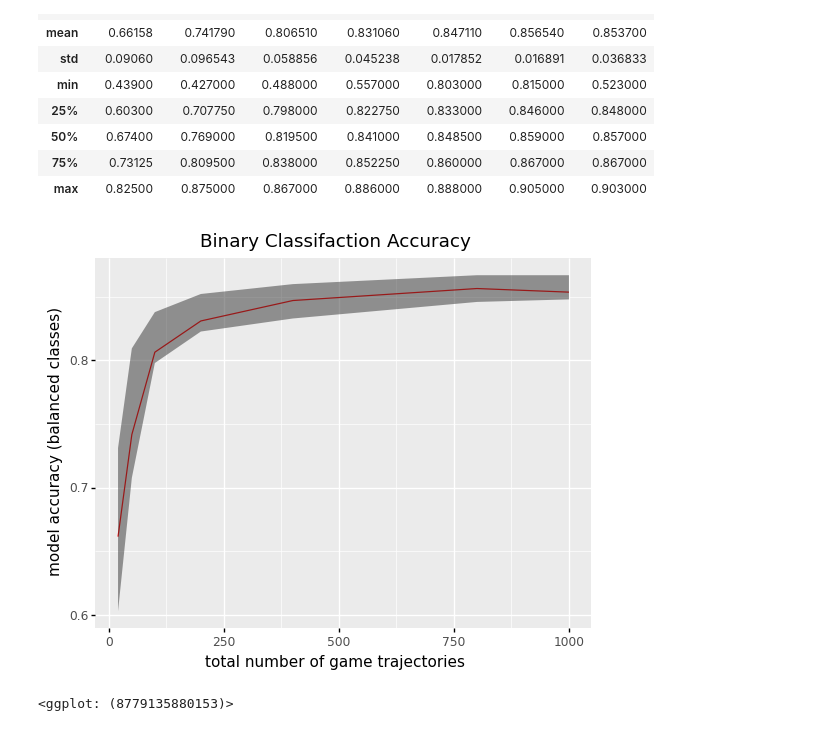
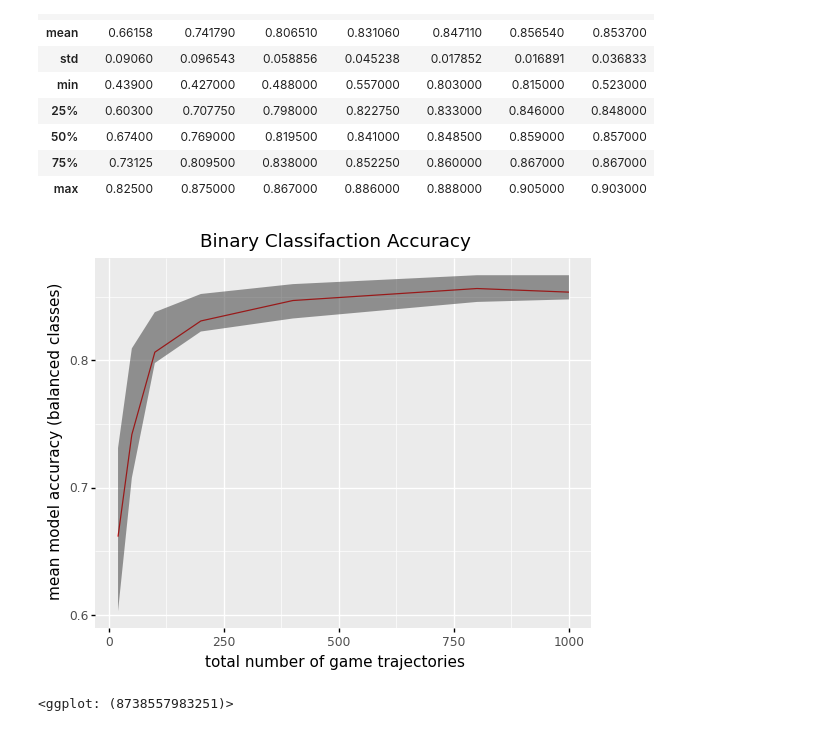
Before and after one commit to gdex1/irl-maxent, a Jupyter notebook: src/plot_experiments.ipynb, the cells around one changed output. Drawn from its saved outputs; the diff is of its cells as text; code cells hidden in the pictures.

Commit message:
created new plot

```diff
--- a/src/plot_experiments.ipynb
+++ b/src/plot_experiments.ipynb
@@ -57,9 +57,9 @@ stats
 # %%
 plot_data = pd.DataFrame({'x':df.columns.tolist(), 'y':stats.loc['mean', :].tolist(), 'ymin':stats.loc['25%', :].tolist(), 'ymax':stats.loc['75%', :].tolist() })
 # %%
-ggplot(plot_data) + geom_line(aes(x='x', y='y'), color='red') + geom_ribbon(aes(ymin='ymin', ymax='ymax', x='x'),alpha=.5) + xlab('total number of game trajectories') + ylab('model accuracy (balanced classes)') + ggtitle('Binary Classifaction Accuracy')#ggtitle('Model Accuracy vs Training Set Size for Binary Classification\nbetween "expert" and "smart" policies, over 10 randomly generated worlds.\nwith World Size=20, Shortcut density=.1')
+ggplot(plot_data) + geom_line(aes(x='x', y='y'), color='red') + geom_ribbon(aes(ymin='ymin', ymax='ymax', x='x'),alpha=.5) + xlab('total number of game trajectories') + ylab('mean model accuracy (balanced classes)') + ggtitle('Binary Classifaction Accuracy')#ggtitle('Model Accuracy vs Training Set Size for Binary Classification\nbetween "expert" and "smart" policies, over 10 randomly generated worlds.\nwith World Size=20, Shortcut density=.1')
 # %% [output]
-[figure, old version]
+[figure, new version]
-<ggplot: (8779135880153)>
+<ggplot: (8738557983251)>
 # %%
 def pickle_to_df(path):
```
Also changed, not shown: parts of 3 cells of this notebook, 5 other files.
